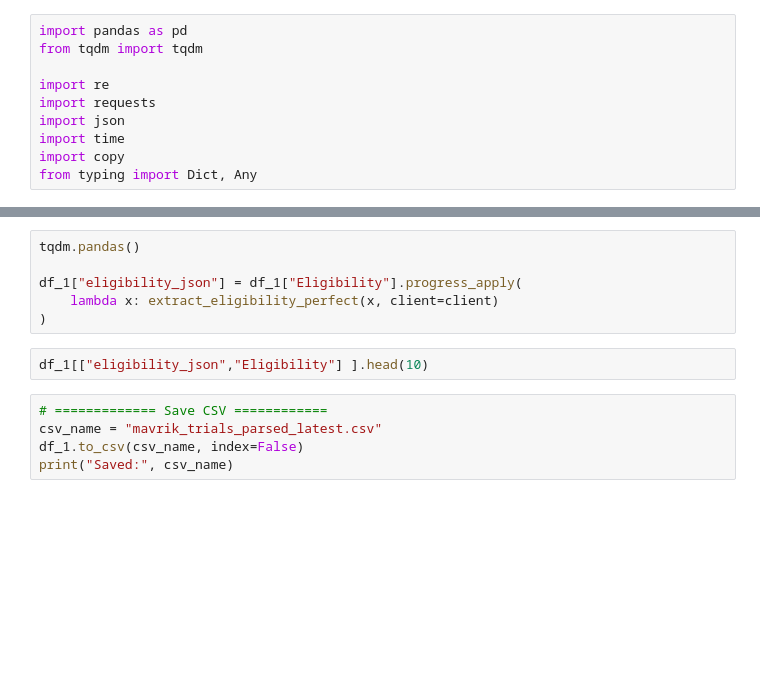
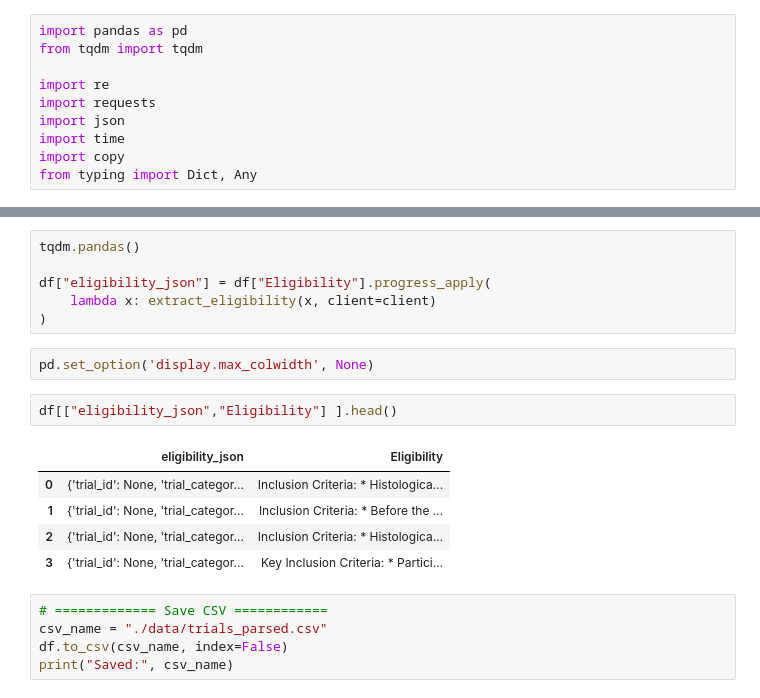
Before and after one commit to Ayham-0010/Trial-Eligibility-Parsing-and-Prediction, a Jupyter notebook: notebooks/Parsing.ipynb, the cells around one changed output, grey strips where cells are left out. Drawn from its saved outputs; the diff is of its cells as text; blank space fills up the shorter version.

```diff
--- a/notebooks/Parsing.ipynb
+++ b/notebooks/Parsing.ipynb
@@ -436,13 +444,21 @@ def extract_eligibility_perfect(
 # %%
 tqdm.pandas()
 
-df_1["eligibility_json"] = df_1["Eligibility"].progress_apply(
-    lambda x: extract_eligibility_perfect(x, client=client)
+df["eligibility_json"] = df["Eligibility"].progress_apply(
+    lambda x: extract_eligibility(x, client=client)
 )
+# %%
+pd.set_option('display.max_colwidth', None)
 # %%
-df_1[["eligibility_json","Eligibility"] ].head(10)
+df[["eligibility_json","Eligibility"] ].head()
+# %% [output]
+|  | eligibility_json | Eligibility |
+| 0 | {'trial_id': None, 'trial_categor... | Inclusion Criteria: * Histologica... |
+| 1 | {'trial_id': None, 'trial_categor... | Inclusion Criteria: * Before the ... |
+| 2 | {'trial_id': None, 'trial_categor... | Inclusion Criteria: * Histologica... |
+| 3 | {'trial_id': None, 'trial_categor... | Key Inclusion Criteria: * Partici... |
 # %%
 # ============= Save CSV ============
-csv_name = "mavrik_trials_parsed_latest.csv"
-df_1.to_csv(csv_name, index=False)
+csv_name = "./data/trials_parsed.csv"
+df.to_csv(csv_name, index=False)
 print("Saved:", csv_name)
```
Also changed, not shown: parts of 10 cells of this notebook, 7 other files.
